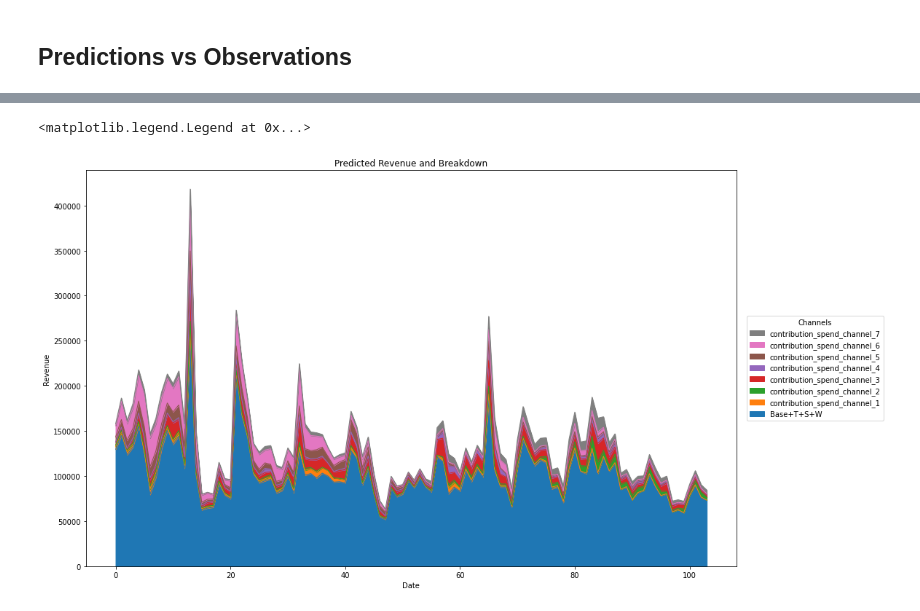
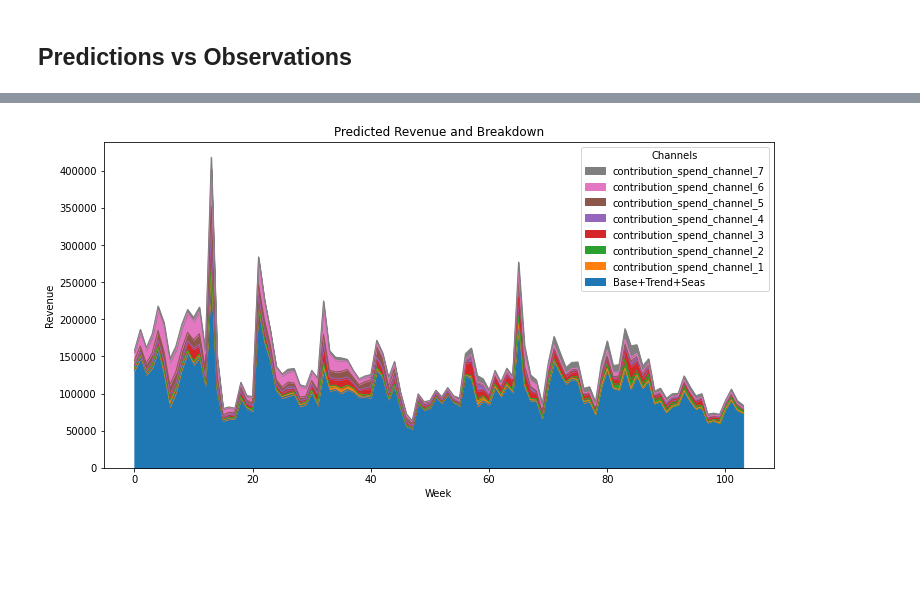
Before and after one commit to OnurKerimoglu/bayesian_mmm, a Jupyter notebook: bayesian_mmm_haensel_challenge.ipynb, the cells around one changed output, grey strips where cells are left out. Cells and saved outputs as stored; diff of their text form; code cells hidden in the pictures; blank space fills up the shorter version.

```diff
--- a/bayesian_mmm_haensel_challenge.ipynb
+++ b/bayesian_mmm_haensel_challenge.ipynb
@@ -59,7 +48,6 @@ Drive already mounted at /content/drive; to attempt to forcibly remount, call dr
 # %%
 data_wdates = pd.read_csv(
-  #'https://raw.githubusercontent.com/Garve/datasets/4576d323bf2b66c906d5130d686245ad205505cf/mmm.csv',
-  'MMM_test_data.csv',
+  'https://raw.githubusercontent.com/haensel-ams/recruitment_challenge/master/DataScience_202209/MMM_test_data.csv',
   parse_dates=['start_of_week']
 )
 # %% [markdown]
@@ -377,41 +352,39 @@ def compute_mean(trace, channel):
             .mean(0)
            )
 
-channels = ['contribution_spend_channel_1', 'contribution_spend_channel_2',
-            'contribution_spend_channel_3', 'contribution_spend_channel_4',
-            'contribution_spend_channel_5', 'contribution_spend_channel_6',
-            'contribution_spend_channel_7']
+channels = [f'contribution_spend_channel_{i}' for i in range(1,8)]
+
 unadj_contributions = pd.DataFrame(
-    {'Base+T+S+W': trace.posterior['base'].values.mean()
+    {'Base+Trend+Seas': trace.posterior['base'].values.mean()
                  +trace.posterior['control_trend'].values.mean()
                  +trace.posterior['control_season'].values.mean()},
     index=X.index
 )
 
 for channel in channels:
     unadj_contributions[channel] = compute_mean(trace, channel)
 
 adj_contributions = (unadj_contributions
                      .div(unadj_contributions.sum(axis=1), axis=0)
                      .mul(y, axis=0)
                     )
 
 ax = (adj_contributions
       .plot.area(
-          figsize=(16, 10),
+          figsize=(12, 6),
           linewidth=1,
           title='Predicted Revenue and Breakdown',
           ylabel='Revenue',
-          xlabel='Date'
+          xlabel='Week'
       )
      )
 
 handles, labels = ax.get_legend_handles_labels()
 ax.legend(
     handles[::-1], labels[::-1],
-    title='Channels', loc="center left",
-    bbox_to_anchor=(1.01, 0.5)
+    title='Channels', loc="upper right",
+    #bbox_to_anchor=(1.01, 0.5)
 )
+plt.show()
 # %% [output]
-<matplotlib.legend.Legend at 0x...>
-[figure, old version]
+[figure, new version]
```
Also changed, not shown: parts of 20 cells of this notebook.
